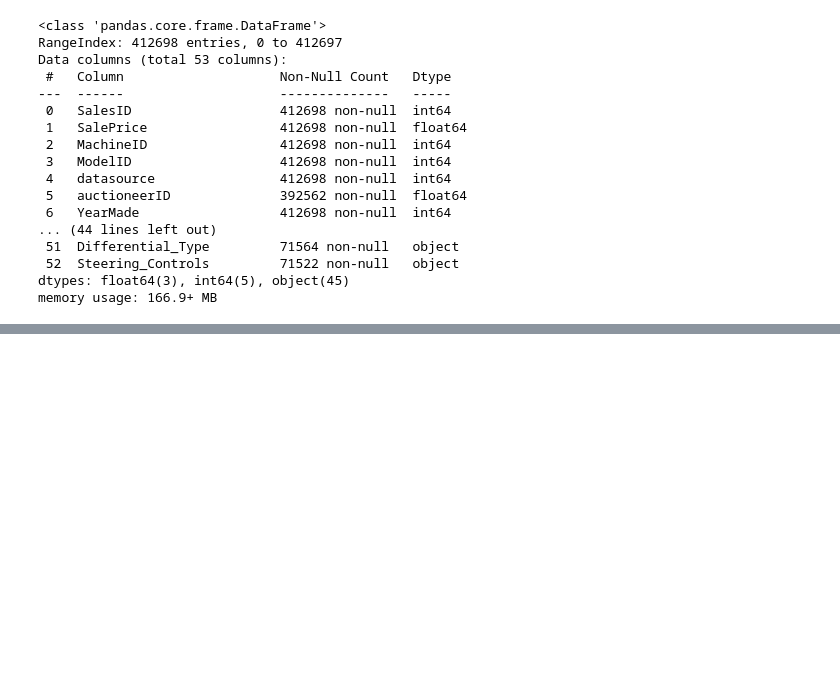
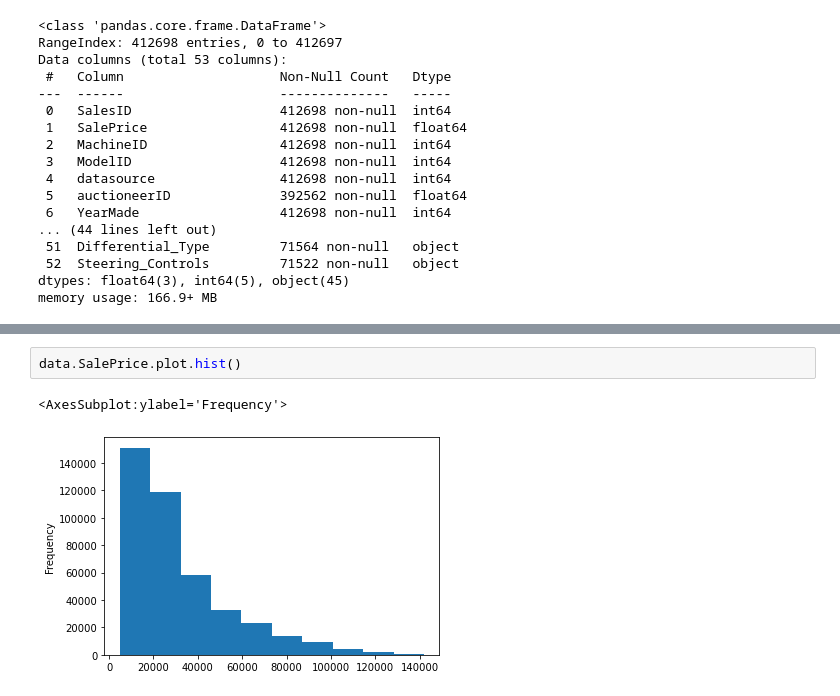
Before and after one commit to cecxli/bluebook_for_bulldozers, a Jupyter notebook: bluebook_bulldozers.ipynb, the cells around one changed output, grey strips where cells are left out. Saved outputs shown, nothing was run; the diff lists cells and outputs as text; blank space fills up the shorter version.

```diff
--- a/bluebook_bulldozers.ipynb
+++ b/bluebook_bulldozers.ipynb
@@ -58,0 +102,5 @@ data.describe()
+# %%
+data.SalePrice.plot.hist()
+# %% [output]
+<AxesSubplot:ylabel='Frequency'>
+[figure, added]
```
Also changed, not shown: parts of 12 cells of this notebook.
